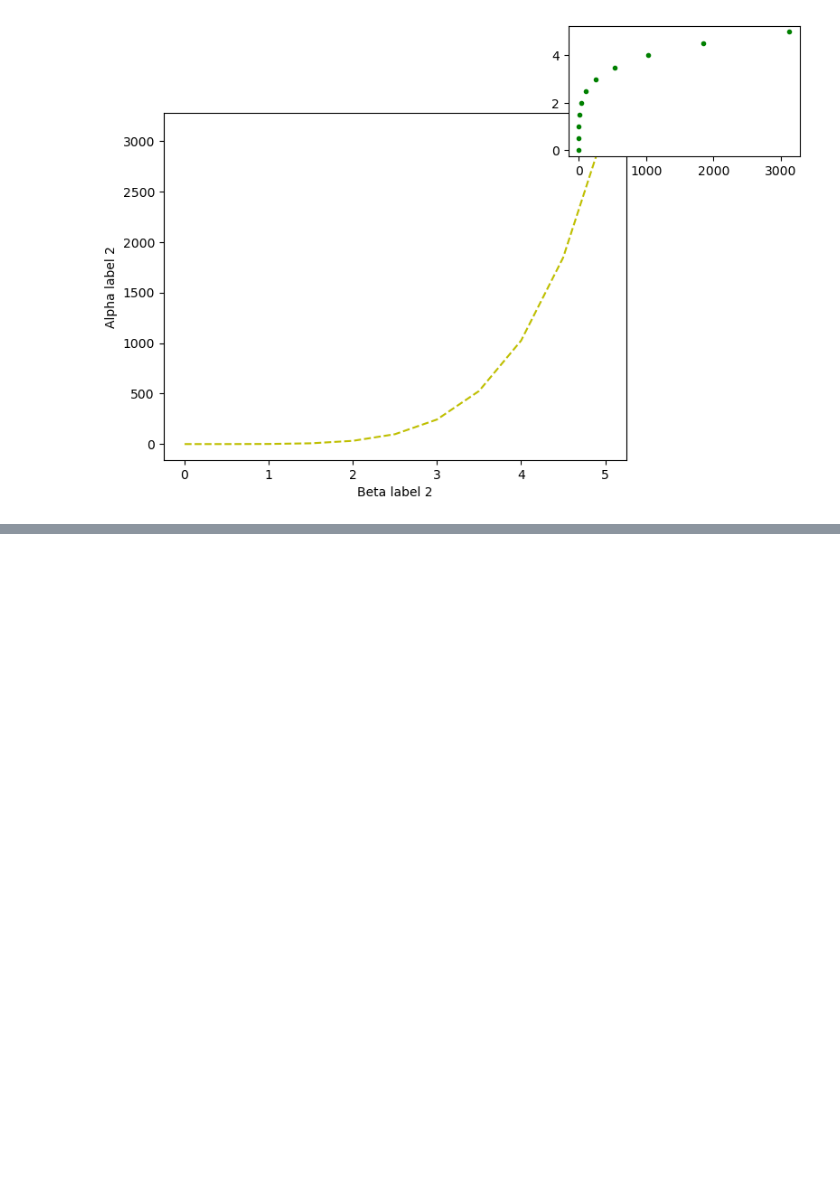
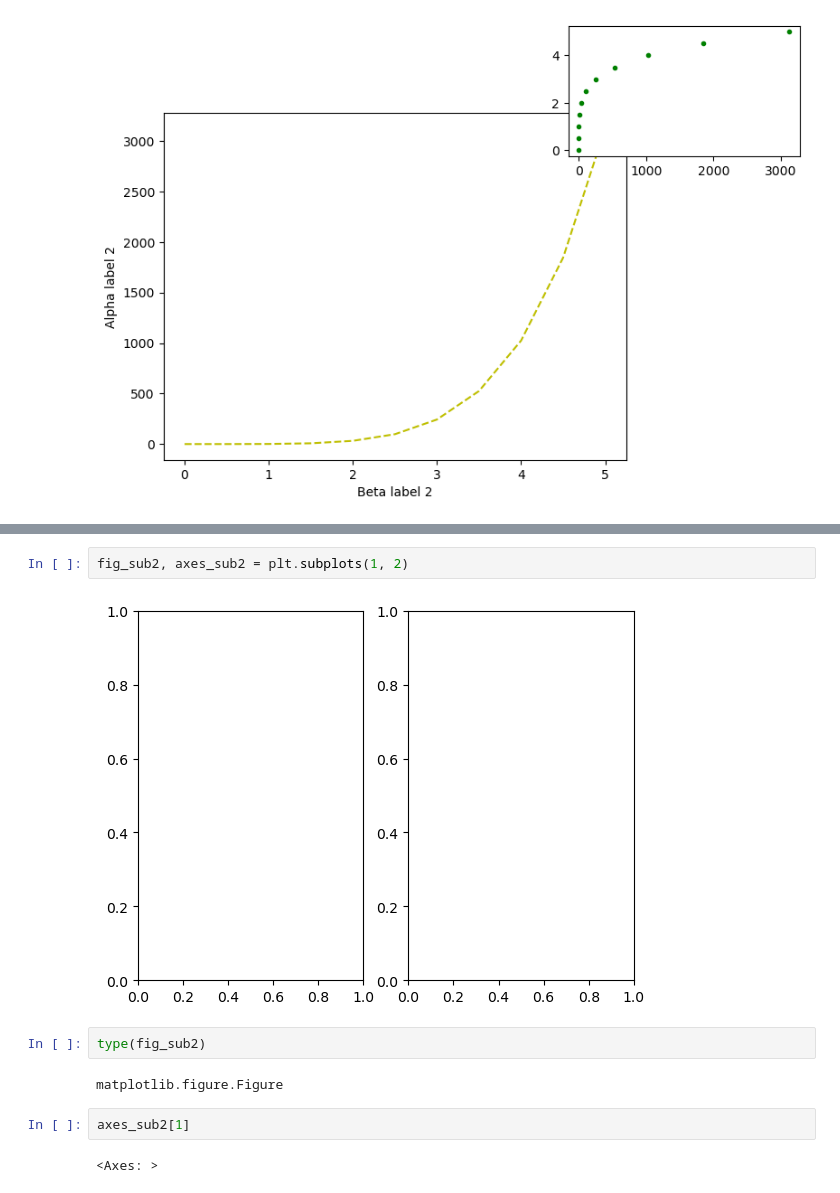
Before and after one commit to Loandoan262/DataScience_Beginner, a Jupyter notebook: 04-Data Visualization/Live Coding - Viz.ipynb, the cells around one changed output, grey strips where cells are left out. Cells and saved outputs as stored; diff of their text form; blank space fills up the shorter version.

```diff
--- a/04-Data Visualization/Live Coding - Viz.ipynb
+++ b/04-Data Visualization/Live Coding - Viz.ipynb
@@ -105,0 +124,12 @@ Text(0, 0.5, 'Alpha label 2')
+# %%
+fig_sub2, axes_sub2 = plt.subplots(1, 2)
+# %% [output]
+[figure, added]
+# %%
+type(fig_sub2)
+# %% [output]
+matplotlib.figure.Figure
+# %%
+axes_sub2[1]
+# %% [output]
+<Axes: >
```
Also changed, not shown: parts of 20 cells of this notebook, 12 other files.
